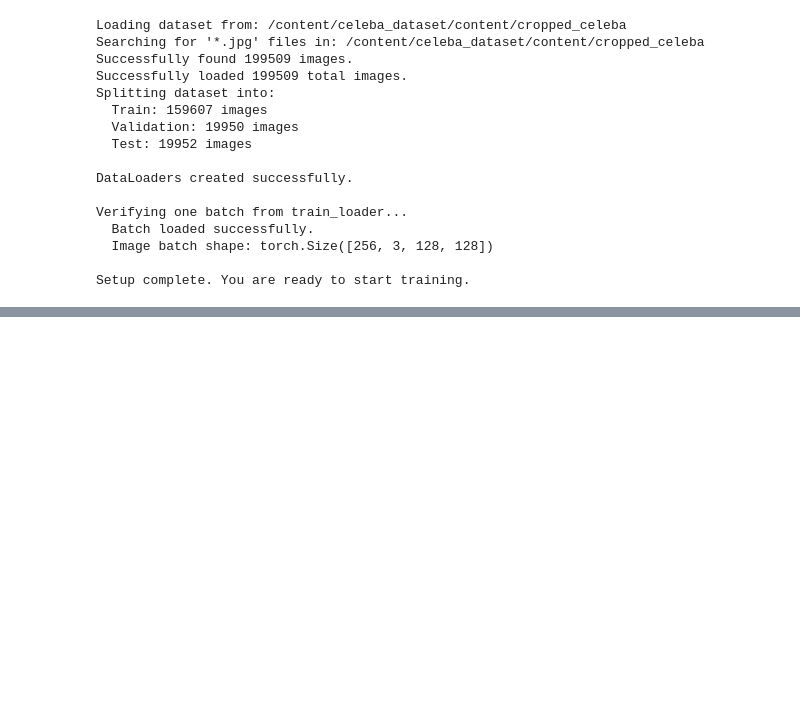
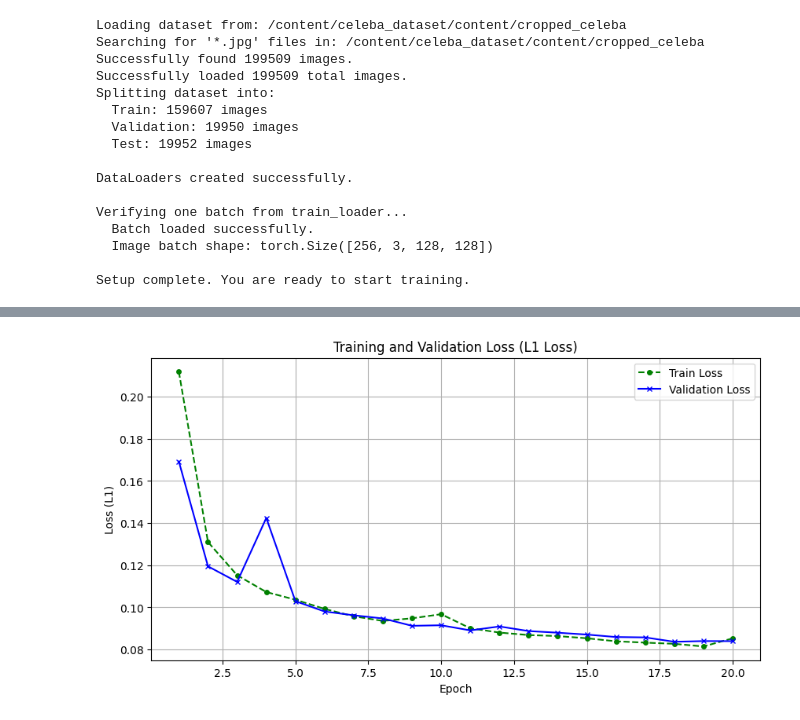
Before and after one commit to kth0512/EECE491-01-Capstone-Design, a Jupyter notebook: training_autoencoder.ipynb, the cells around one changed output, grey strips where cells are left out. Cells and saved outputs as stored; diff of their text form; code cells hidden in the pictures; blank space fills up the shorter version.

Commit message:
Feat: Separate visualization code from the training code and train the autoencoder with various losses such as SSIM, L1, VGG

```diff
--- a/training_autoencoder.ipynb
+++ b/training_autoencoder.ipynb
@@ -118,14 +118,14 @@ Verifying one batch from train_loader...
 
 Setup complete. You are ready to start training.
 # %%
-# (This is the main training/saving cell in training.ipynb)
-# (This version includes the Validation loop and Best Model Saving)
+# (This is the main training/saving cell, modified for L1 Loss)
 
 import torch
 import torch.nn as nn
 import torch.optim as optim
-import random  # (For random SNR)
+import random
 import os
+import matplotlib.pyplot as plt # 👈 1. 그래프를 위한 임포트
 
 # --- 1. Import Modules ---
 from channels import awgn_channel
@@ -139,8 +139,10 @@ from face_autoencoder import FaceAutoencoder
 device = torch.device("cuda" if torch.cuda.is_available() else "cpu")
 print(f"Using device: {device}")
 
-model = FaceAutoencoder(latent_dim=1024).to(device)
-criterion = nn.MSELoss()
+# 👈 (MODIFIED) 1024 대신 효율적인 512 차원 권장
+model = FaceAutoencoder(latent_dim=512).to(device)
+# 👈 (MODIFIED) L1 Loss로 변경
+criterion = nn.L1Loss()
 optimizer = torch.optim.Adam(model.parameters(), lr=1e-4)
 
 # (Training parameters)
@@ -150,25 +152,27 @@ MAX_SNR_DB = 20.0
 
 # (Save paths)
 SAVE_DIR = "/content/drive/MyDrive/models"
-# (We save the "best" model based on validation loss)
-MODEL_PATH = os.path.join(SAVE_DIR, "face_autoencoder_1024.pth")
+# 👈 (MODIFIED) 새 모델 경로
+MODEL_PATH = os.path.join(SAVE_DIR, "face_autoencoder_512_L1.pth")
 os.makedirs(SAVE_DIR, exist_ok=True)
 
-# Add a variable to track the best validation loss
-best_val_loss = float('inf') # (Initialize with infinity)
+best_val_loss = float('inf')
+
+# 👈 2. Loss 히스토리 리스트 초기화
+train_loss_history = []
+val_loss_history = []
 
 # -----------------------------------------------
 # 3. Training Loop (with Validation)
 # -----------------------------------------------
-print("Starting robust training (Random SNR)...")
-# Define fixed SNR points for robustness evaluation (5 points)
+print("Starting robust training (L1 Loss)...") # 👈 (MODIFIED) 로그 변경
 SNR_POINTS_FOR_VAL = [0.0, 5.0, 10.0, 15.0, 20.0]
 NUM_VAL_POINTS = len(SNR_POINTS_FOR_VAL)
 
 for epoch in range(num_epochs):
 
     # --- (A) Training Phase ---
-    model.train() # Set model to TRAINING mode
+    model.train()
     total_train_loss = 0
 
     for images, _ in train_loader:
@@ -184,7 +188,7 @@ for epoch in range(num_epochs):
         # 3. Decode
         reconstructed_images = model.decode(noisy_vector)
 
-        # 4. Loss
+        # 4. Loss (L1 Loss가 적용됨)
         loss = criterion(reconstructed_images, images)
 
         # 5. Backward
@@ -197,45 +201,53 @@ for epoch in range(num_epochs):
     avg_train_loss = total_train_loss / len(train_loader)
 
     # --- (B) Validation Phase (Robustness Evaluation) ---
-    model.eval() # Set model to EVALUATION mode (Important)
+    model.eval()
     total_combined_loss = 0
 
-    # No gradients needed for validation (Saves memory/computation)
     with torch.no_grad():
         for val_images, _ in val_loader:
             val_images = val_images.to(device)
 
-            # Loop through fixed SNR points to calculate average loss
             for fixed_snr_db in SNR_POINTS_FOR_VAL:
-
-                # 1. Encode
                 latent_vector = model.encode(val_images)
-
-                # 2. Channel (Apply fixed SNR for consistent evaluation)
                 noisy_vector = awgn_channel(latent_vector, snr_db=fixed_snr_db)
-
-                # 3. Decode
                 reconstructed_images = model.decode(noisy_vector)
 
-                # 4. Loss
+                # 4. Loss (L1 Loss가 적용됨)
                 val_loss = criterion(reconstructed_images, val_images)
                 total_combined_loss += val_loss.item()
 
-    # Calculate average validation loss across all batches and all SNR points
     avg_val_loss = total_combined_loss / (len(val_loader) * NUM_VAL_POINTS)
+
+    # 👈 3. Loss 히스토리 저장
+    train_loss_history.append(avg_train_loss)
+    val_loss_history.append(avg_val_loss)
 
     # --- (C) Log and Save Best Model ---
     print(f"Epoch [{epoch+1}/{num_epochs}], Train Loss: {avg_train_loss:.6f}, Val Loss: {avg_val_loss:.6f}")
 
-    # Save only if this epoch's Val Loss is the best one seen so far
     if avg_val_loss < best_val_loss:
         best_val_loss = avg_val_loss
-        print(f"  -> New best validation loss! Saving model to {MODEL_PATH}")
-        # Save the state_dict of the single model
+        print(f" -> New best validation loss! Saving model to {MODEL_PATH}")
         torch.save(model.state_dict(), MODEL_PATH)
 
 print("--- Training finished. ---")
 print(f"Best validation loss achieved: {best_val_loss:.6f}")
 print(f"Best model saved to {MODEL_PATH}")
+
+# -----------------------------------------------
+# 4. 👈 (NEW) 4. 훈련 완료 후 Loss 그래프 출력
+# -----------------------------------------------
+plt.figure(figsize=(10, 5))
+plt.plot(range(1, num_epochs + 1), train_loss_history, label='Train Loss',
+         linestyle='--', color='green', marker='o', markersize=4)
+plt.plot(range(1, num_epochs + 1), val_loss_history, label='Validation Loss',
+         linestyle='-', color='blue', marker='x', markersize=4)
+plt.xlabel('Epoch')
+plt.ylabel('Loss (L1)')
+plt.title('Training and Validation Loss (L1 Loss)')
+plt.legend()
+plt.grid(True)
+plt.show()
 # %% [output]
 Using device: cuda
@@ -257,0 +272 @@ Best model saved to /content/drive/MyDrive/models/face_autoencoder_1024.pth
+[figure, added]
```
Also changed, not shown: parts of 3 cells of this notebook, 3 other files.
